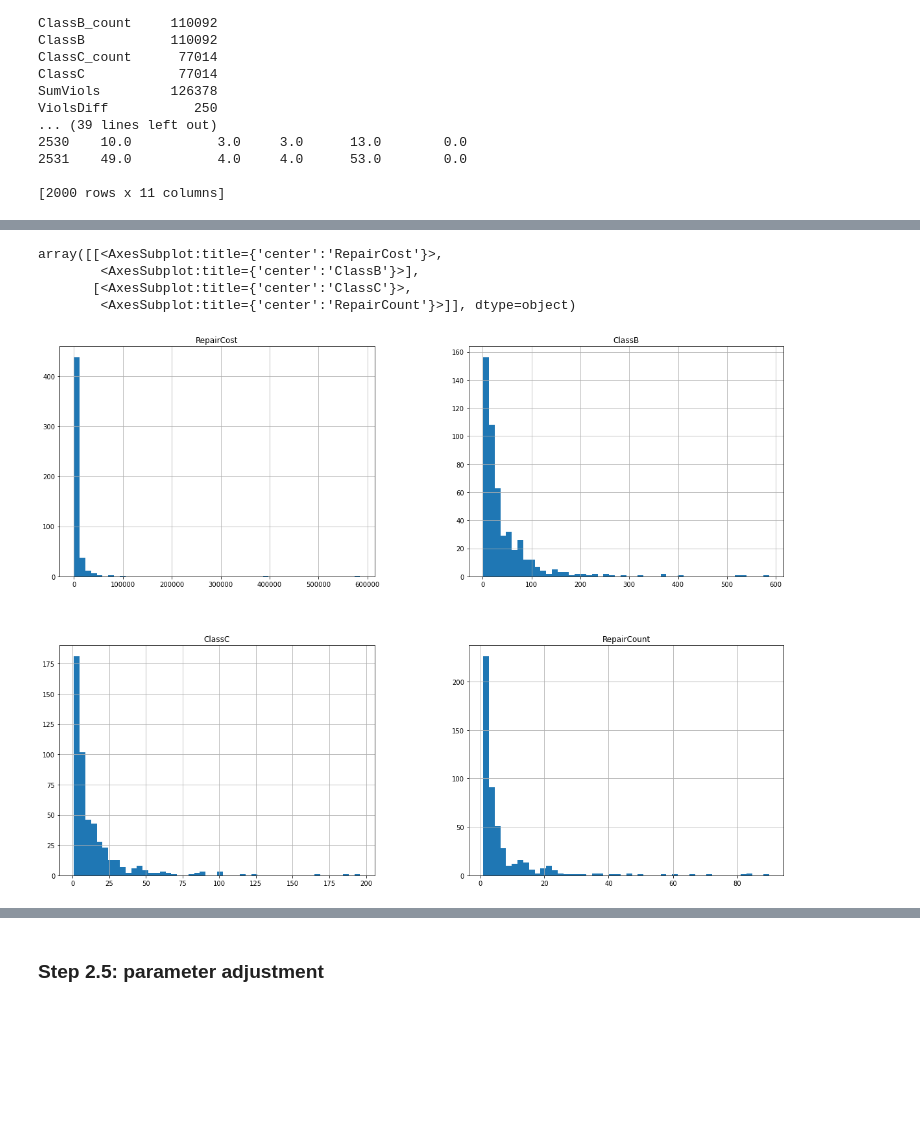
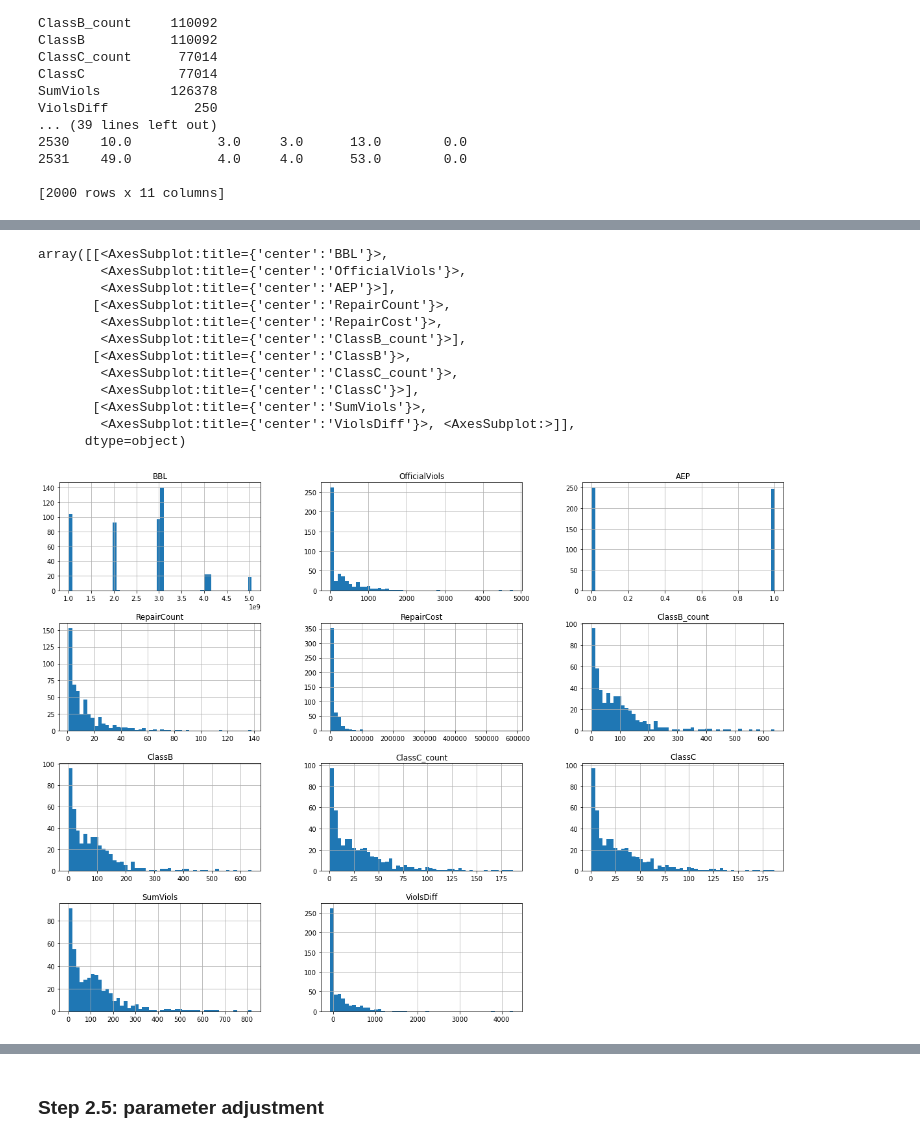
Before and after one commit to amagnasco/HBURS, a Jupyter notebook: hburs_2.ipynb, the cells around one changed output, grey strips where cells are left out. Saved outputs shown, nothing was run; the diff lists cells and outputs as text; code cells hidden in the pictures; blank space fills up the shorter version.

```diff
--- a/hburs_2.ipynb
+++ b/hburs_2.ipynb
@@ -104,3 +97,20 @@ ViolsDiff           250
 2531    49.0           4.0     4.0      53.0        0.0
 
 [2000 rows x 11 columns]
+# %%
+# making a smaller, resampled dataset, since the supervised learning doesn't do well with the very uneven data
+
+# cutting out the positive and negative values
+bg_aep_y = bg_n[bg_n['AEP']==1]
+bg_aep_n = bg_n[bg_n['AEP']==0]
+
+# what is the size discrepancy?
+print('Before upsampling, negative values have',bg_aep_n.shape[0],'values and positives are',bg_aep_y.shape[0],'.')
+
+# downsampling the negative values
+bg_aep_n_down = resample(bg_aep_n, n_samples=250, replace=True, random_state=4)
+
+# putting the dataframe back together
+bg_sm = pd.concat([bg_aep_n_down,bg_aep_y])
+
+print('\n\nCount after making a smaller dataset:\n',bg_sm.count())
@@ -107,11 +158,19 @@ ViolsDiff           250
 # %%
-data_small.hist(bins=50, figsize=(20,15)) # 20,15
+bg_sm.hist(bins=50, figsize=(20,15)) # 20,15
 # %% [output]
-array([[<AxesSubplot:title={'center':'RepairCost'}>,
-        <AxesSubplot:title={'center':'ClassB'}>],
-       [<AxesSubplot:title={'center':'ClassC'}>,
-        <AxesSubplot:title={'center':'RepairCount'}>]], dtype=object)
+array([[<AxesSubplot:title={'center':'BBL'}>,
+        <AxesSubplot:title={'center':'OfficialViols'}>,
+        <AxesSubplot:title={'center':'AEP'}>],
+       [<AxesSubplot:title={'center':'RepairCount'}>,
+        <AxesSubplot:title={'center':'RepairCost'}>,
+        <AxesSubplot:title={'center':'ClassB_count'}>],
+       [<AxesSubplot:title={'center':'ClassB'}>,
+        <AxesSubplot:title={'center':'ClassC_count'}>,
+        <AxesSubplot:title={'center':'ClassC'}>],
+       [<AxesSubplot:title={'center':'SumViols'}>,
+        <AxesSubplot:title={'center':'ViolsDiff'}>, <AxesSubplot:>]],
+      dtype=object)
-[figure, old version]
+[figure, new version]
 # %%
 # quick sanity check
 print('If >1, still have NA in data \n',pd.isna(data).nunique())
```
Also changed, not shown: parts of 24 cells of this notebook, 2 other files.
